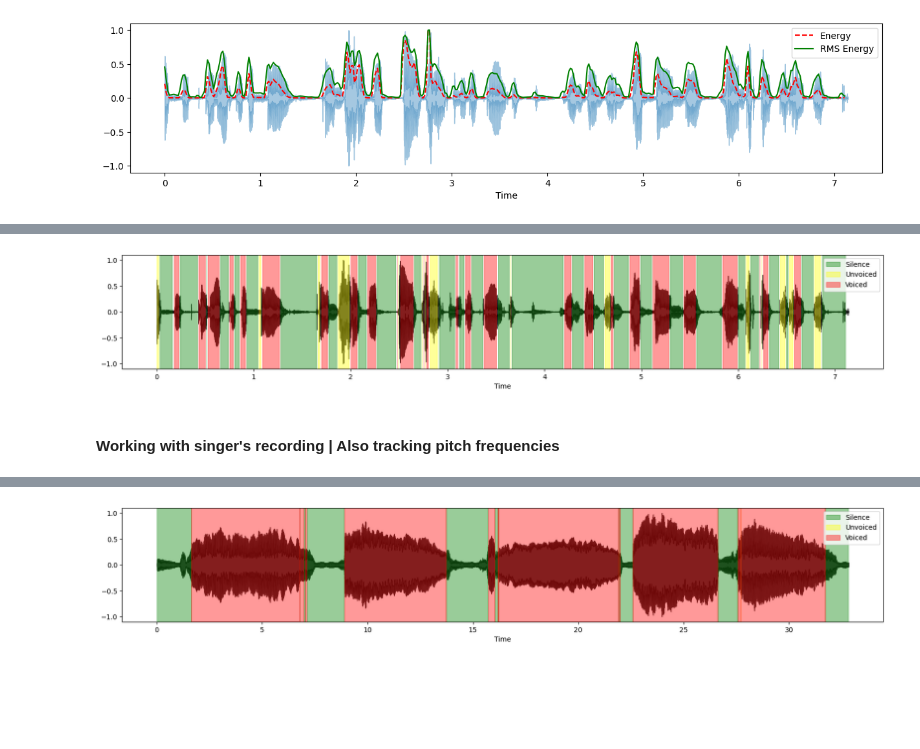
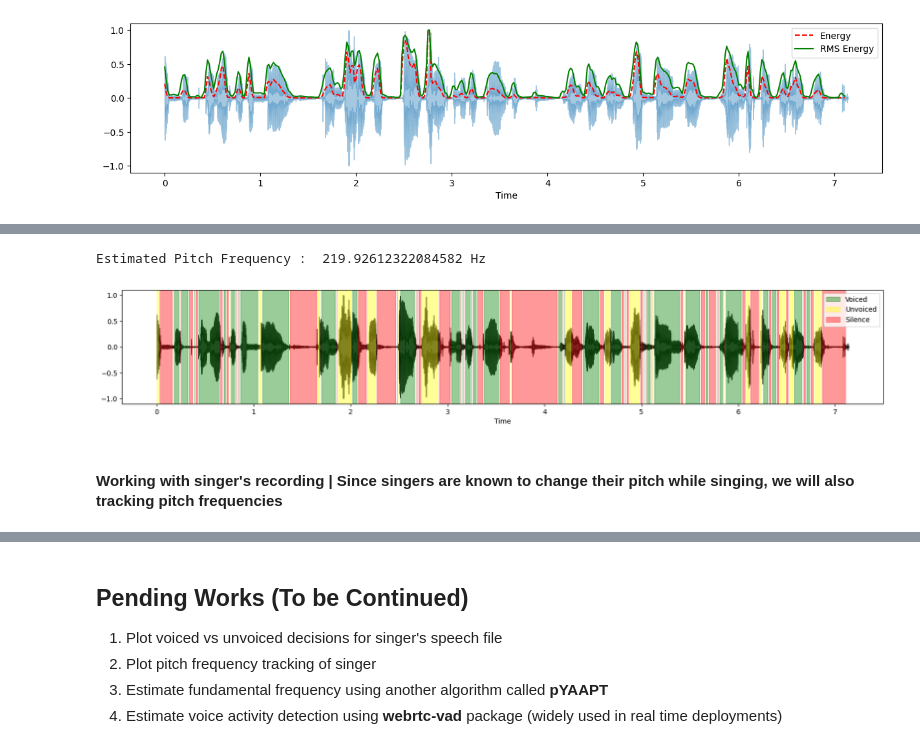
Before and after one commit to akhilkumardonka/audiopatternrecognition, a Jupyter notebook: doc/digitalSignalProcessing/notebooks/AudioToolkit_2_DSP.ipynb, the cells around one changed output, grey strips where cells are left out. Saved outputs shown, nothing was run; the diff lists cells and outputs as text; code cells hidden in the pictures; blank space fills up the shorter version.

Commit message:
updated time processing

```diff
--- a/doc/digitalSignalProcessing/notebooks/AudioToolkit_2_DSP.ipynb
+++ b/doc/digitalSignalProcessing/notebooks/AudioToolkit_2_DSP.ipynb
@@ -212,17 +211,59 @@ Estimated Pitch Frequency :  249.11071889629588 Hz
+# %%
+# Voiced vs Unvoiced Estimation
+
+def voiced_unvoiced(maximas, indices, peakThreshold = 0.5, f_min = 50,  f_max = 300):
+  secondPeak = maximas[np.argmax(maximas)]
+  secondPeakIndex = indices[np.argmax(maximas)]
+
+  # fundamental frequency
+  f_0 = 16000/secondPeakIndex
+
+  if (f_0 > f_min) and (f_0 < f_max) and (secondPeak > peakThreshold):
+    return ("voiced", f_0)
+  else:
+    return ("unvoiced", 0)
 # %%
+energy_normed = energies/energies.max()
+silence_energy_threshold = 0.05
+
+f0_s = []
+decisions = []
+
+for i in range(len(audio_frames)):
+  autoCorrData = AutoCorrelation(audio_frames[i])
+  _, maximas, indices = getLocalMaximas(autoCorrData)
+  decision, f_0 = voiced_unvoiced(maximas, indices)
+  f0_s.append(f_0)
+
+  if decision == "voiced":
+    decisions.append(0)
+  else:
+    if energy_normed[i] > silence_energy_threshold:
+      decisions.append(1)
+    else:
+      decisions.append(2)
+
+decisions = np.array(decisions)
+f0_s = np.array(f0_s)
+
+# pitch frequency
+valid_frames = f0_s[f0_s > 0]
+f0 = sum(valid_frames)/len(valid_frames)
+print("Estimated Pitch Frequency : ", f0, "Hz")
+
 # Plotting decision regions
-
 fig, ax = plt.subplots(figsize=(20, 3))
 librosa.display.waveshow(y_normed, sr=sr, alpha=0.8, color="black")
-ax.fill_between(t, 0, 1, where = decisions == 0, color='green', alpha=0.4, transform=ax.get_xaxis_transform(), label="Silence")
+ax.fill_between(t, 0, 1, where = decisions == 0, color='green', alpha=0.4, transform=ax.get_xaxis_transform(), label="Voiced")
 ax.fill_between(t, 0, 1, where = decisions == 1, color='yellow', alpha=0.4, transform=ax.get_xaxis_transform(), label="Unvoiced")
-ax.fill_between(t, 0, 1, where = decisions == 2, color='red', alpha=0.4, transform=ax.get_xaxis_transform(), label="Voiced")
+ax.fill_between(t, 0, 1, where = decisions == 2, color='red', alpha=0.4, transform=ax.get_xaxis_transform(), label="Silence")
 plt.legend()
 plt.show()
 # %% [output]
+Estimated Pitch Frequency :  219.92612322084582 Hz
-[figure, old version]
+[figure, new version]
 # %% [markdown]
-#### Working with singer's recording | Also tracking pitch frequencies
+#### Working with singer's recording | Since singers are known to change their pitch while singing, we will also tracking pitch frequencies
 # %%
 ASSETS_DIR = "/content/drive/MyDrive/SIPLAB/AudioSpeechSamples/"
 SPEECH_AMAZING_WAV = ASSETS_DIR + "humanSpeech/sa-pa-sa.wav"
@@ -286,12 +296,7 @@ for i in range(len(audio_frames)):
-# %%
-# Plotting decision regions
-
-fig, ax = plt.subplots(figsize=(20, 3))
-librosa.display.waveshow(y_normed, sr=sr, alpha=0.8, color="black")
-ax.fill_between(t, 0, 1, where = decisions == 0, color='green', alpha=0.4, transform=ax.get_xaxis_transform(), label="Silence")
-ax.fill_between(t, 0, 1, where = decisions == 1, color='yellow', alpha=0.4, transform=ax.get_xaxis_transform(), label="Unvoiced")
-ax.fill_between(t, 0, 1, where = decisions == 2, color='red', alpha=0.4, transform=ax.get_xaxis_transform(), label="Voiced")
-plt.legend()
-plt.show()
-# %% [output]
-[figure, removed]
+# %% [markdown]
+## Pending Works (To be Continued)
+
+1. Plot voiced vs unvoiced decisions for singer's speech file
+2. Plot pitch frequency tracking of singer
+3. Estimate fundamental frequency using another algorithm called **pYAAPT**
+4. Estimate voice activity detection using **webrtc-vad** package (widely used in real time deployments)
```
Also changed, not shown: parts of 9 cells of this notebook, 2 other files.
